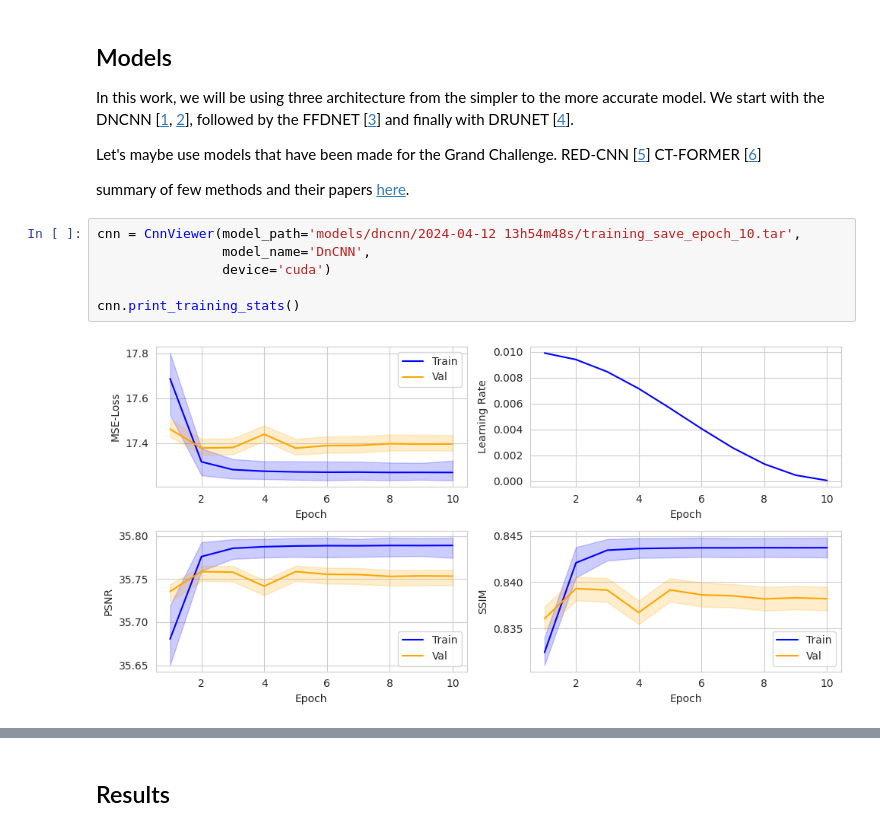
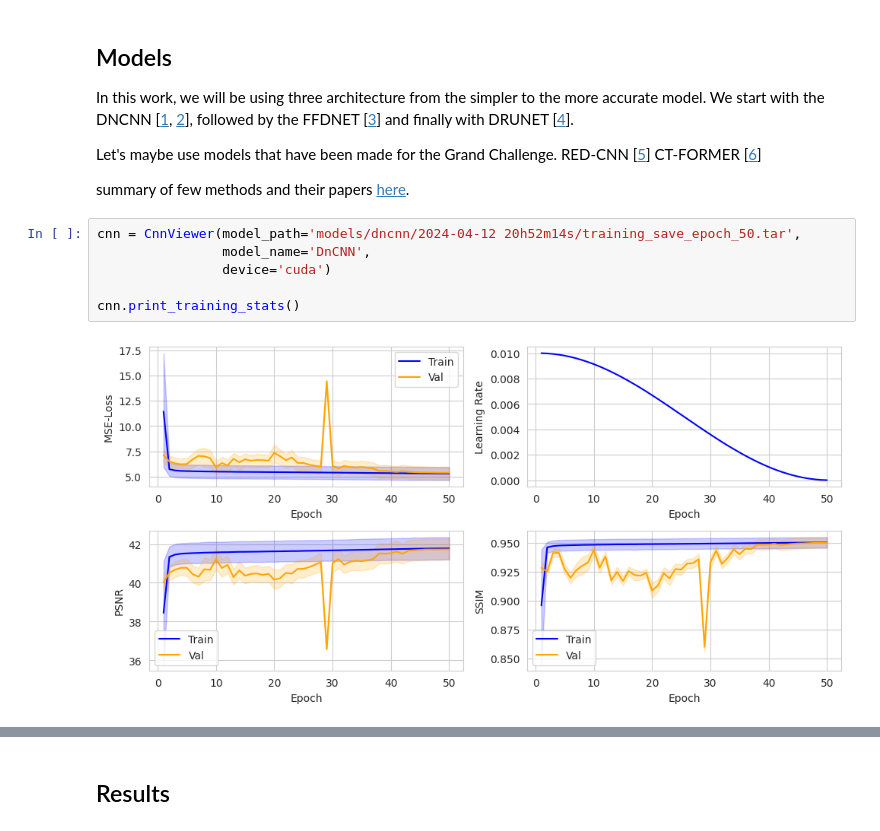
Before and after one commit to paulo-03/research_project_master, a Jupyter notebook: local_files/denoising_models.ipynb, the cells around one changed output, grey strips where cells are left out. Saved outputs shown, nothing was run; the diff lists cells and outputs as text.

Commit message:
First training done ! (CT images with simple gaussian noise)

```diff
--- a/local_files/denoising_models.ipynb
+++ b/local_files/denoising_models.ipynb
@@ -28,10 +45,10 @@ CT-FORMER [[6](https://github.com/wdayang/CTformer)]
 
 summary of few methods and their papers [here](https://github.com/SSinyu/CT-Denoising-Review/blob/master/README.md).
 # %%
-cnn = CnnViewer(model_path='models/dncnn/2024-04-12 13h54m48s/training_save_epoch_10.tar',
+cnn = CnnViewer(model_path='models/dncnn/2024-04-12 20h52m14s/training_save_epoch_50.tar',
                 model_name='DnCNN',
                 device='cuda')
 
 cnn.print_training_stats()
 # %% [output]
-[figure, old version]
+[figure, new version]
```
Also changed, not shown: parts of 5 cells of this notebook, 8 other files.
